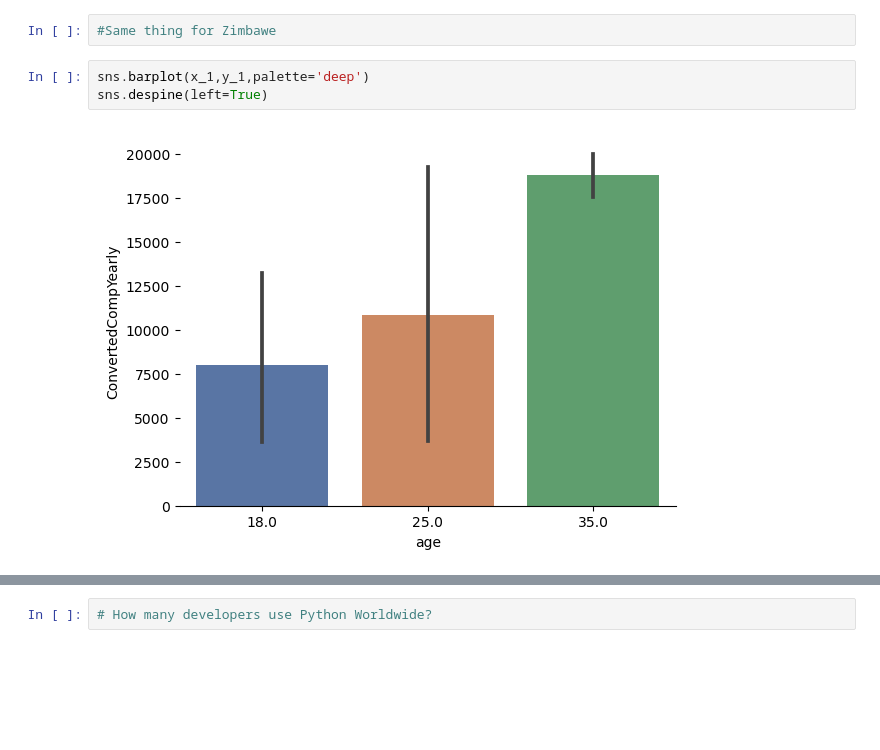
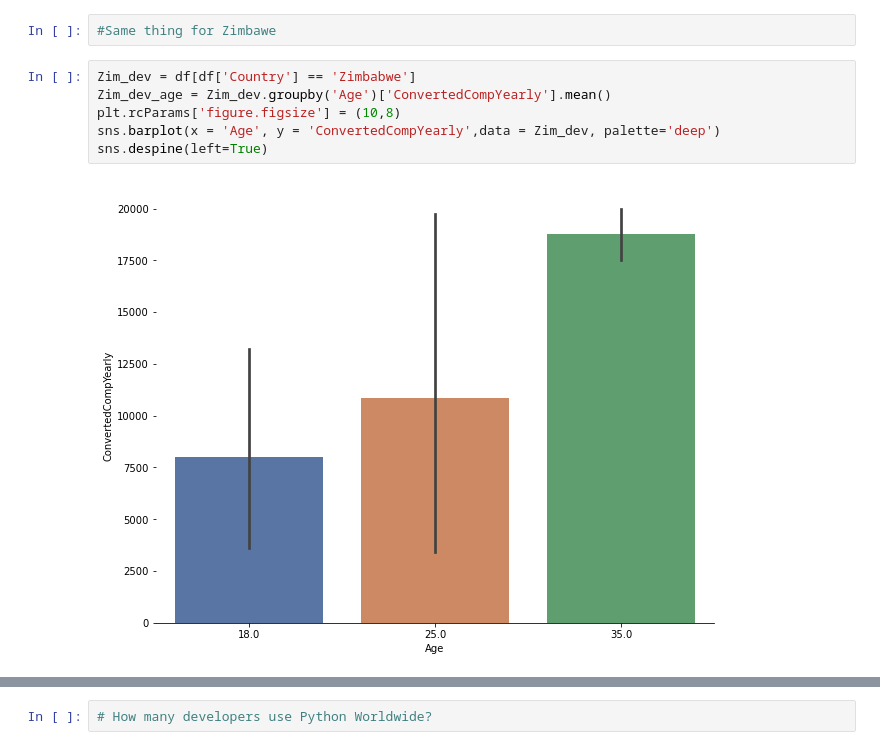
Before and after one commit to aayushkananu/Data-Science-Project, a Jupyter notebook: First_Project.ipynb, the cells around one changed output, grey strips where cells are left out. Cells and saved outputs as stored; diff of their text form; blank space fills up the shorter version.

```diff
--- a/First_Project.ipynb
+++ b/First_Project.ipynb
@@ -247,10 +231,13 @@ selected_countries.groupby('Country')['ConvertedCompYearly'].agg(['mean', 'media
 # %%
 #Same thing for Zimbawe
 # %%
-sns.barplot(x_1,y_1,palette='deep')
+Zim_dev = df[df['Country'] == 'Zimbabwe']
+Zim_dev_age = Zim_dev.groupby('Age')['ConvertedCompYearly'].mean()
+plt.rcParams['figure.figsize'] = (10,8)
+sns.barplot(x = 'Age', y = 'ConvertedCompYearly',data = Zim_dev, palette='deep')
 sns.despine(left=True)
 # %% [output]
-[figure, old version]
+[figure, new version]
 # %%
 
 #Produce the following, which represent the first 20 NEWStuck in Zimbawe
```
Also changed, not shown: parts of 15 cells of this notebook, 1 other file.
